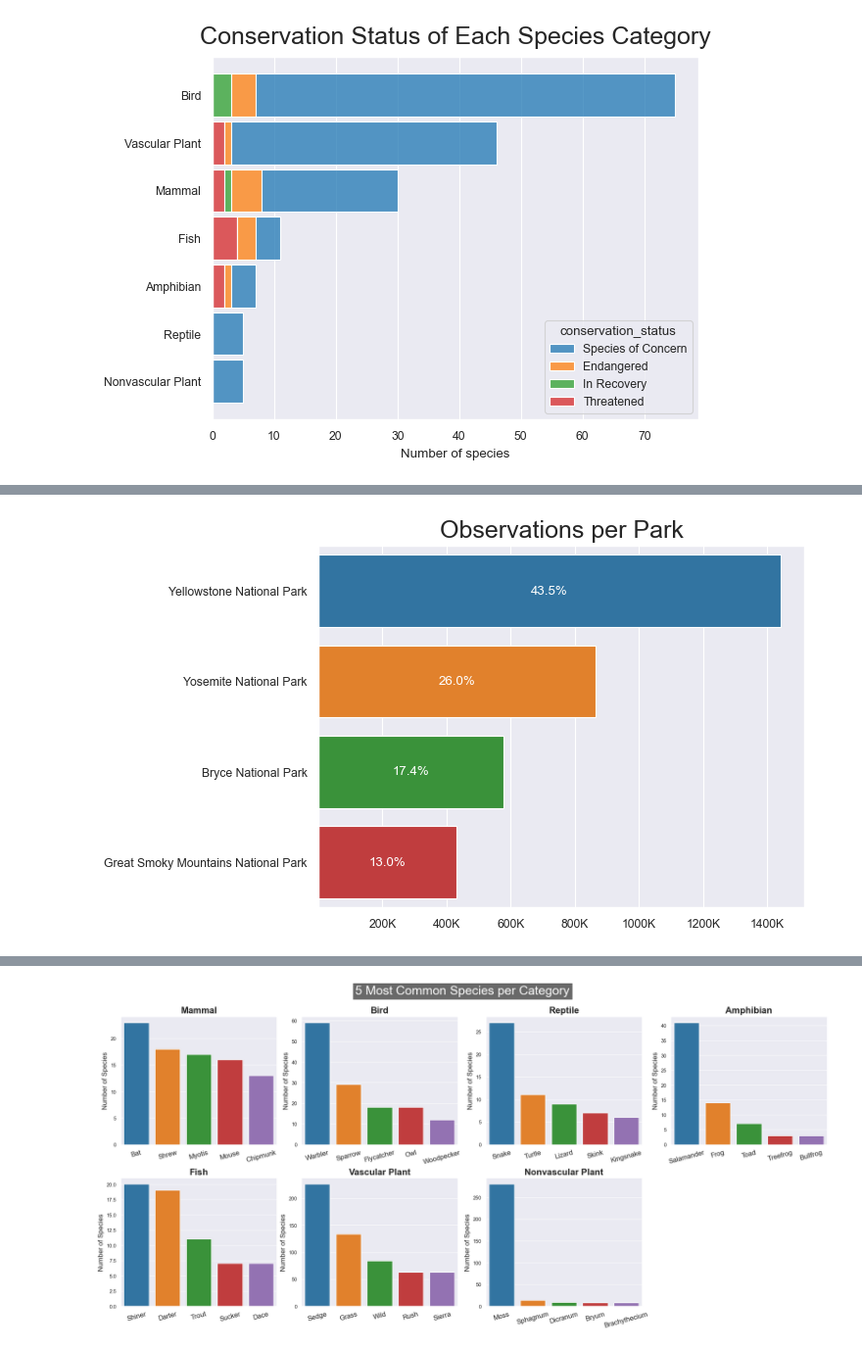
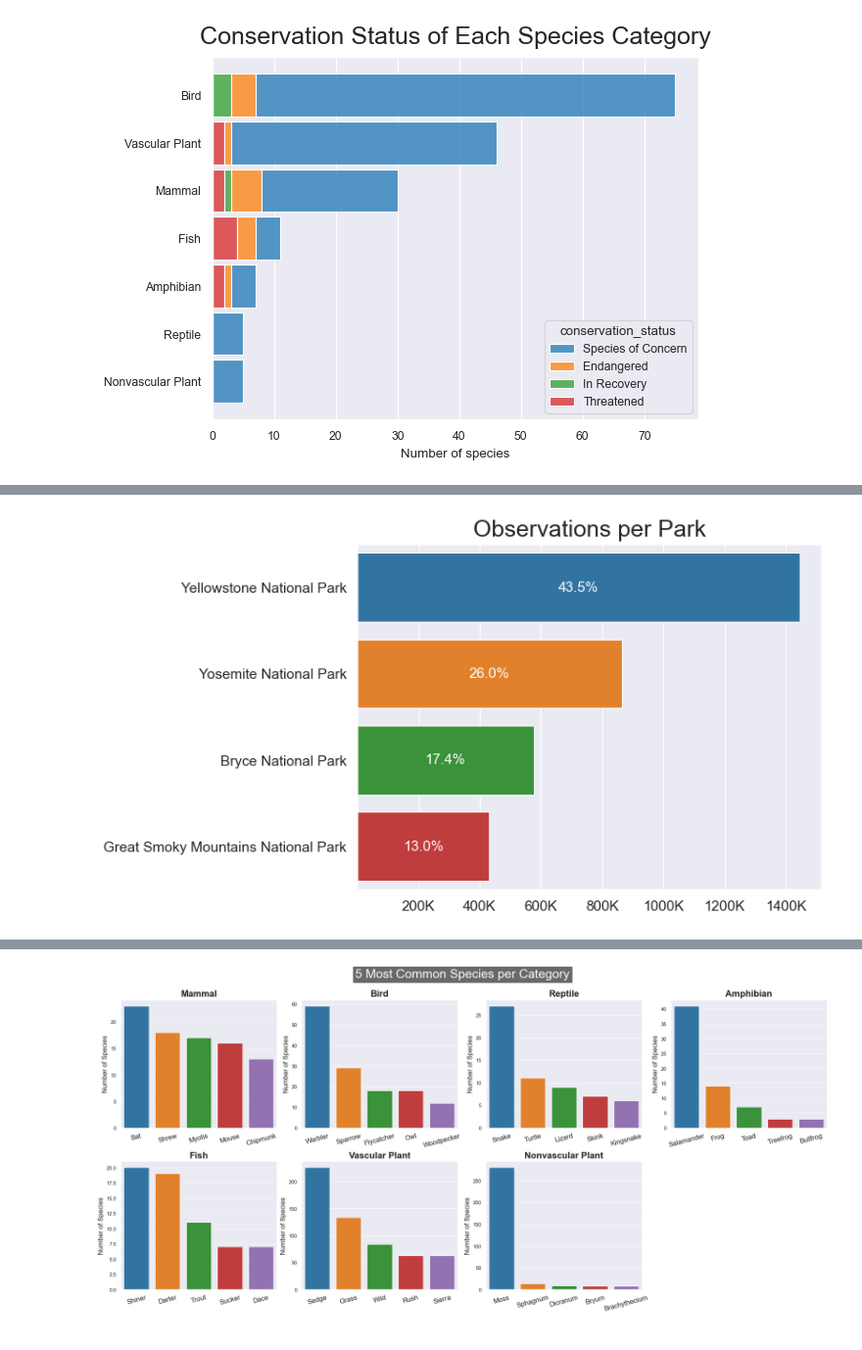
Before and after one commit to bcbmotta/biodiversity-project, a Jupyter notebook: Code/biodiversity.ipynb, the cells around one changed output, grey strips where cells are left out. Shown at 98% size. Drawn from its saved outputs; the diff is of its cells as text; code cells hidden in the pictures.

```diff
--- a/Code/biodiversity.ipynb
+++ b/Code/biodiversity.ipynb
@@ -303,16 +319,18 @@ for i, status in enumerate(classified.conservation_status.unique(), start=1):
 # %%
 # Plot observations per park
 observations_count = obs.groupby('park_name').observations.sum().sort_values(ascending=False)
 g = sns.barplot(x=observations_count.values, y=observations_count.index)
 
 # Adjust chart labels
 g.set_xticks(range(0, 1500000, 200000))
 g.set_xticklabels([f'{x/1000:.0f}K'  if x != 0 else '' for x in range(0, 1500000, 200000)])
 plt.title('Observations per Park', fontsize=18)
 plt.ylabel('')
-plot_bar_percentages(g, label_type='center', padding=0, color='white');
+plot_bar_percentages(g, label_type='center', padding=0, color='white', fontsize=11)
+plt.yticks(fontsize=11)
+plt.xticks(fontsize=11);
 # %% [output]
-[figure, old version]
+[figure, new version]
 # %%
 # Prepare DF to be plotted
 park_category = merge.groupby(['park_name', 'category'])['observations'].sum().reset_index()
```
Also changed, not shown: parts of 6 cells of this notebook, 3 other files.
